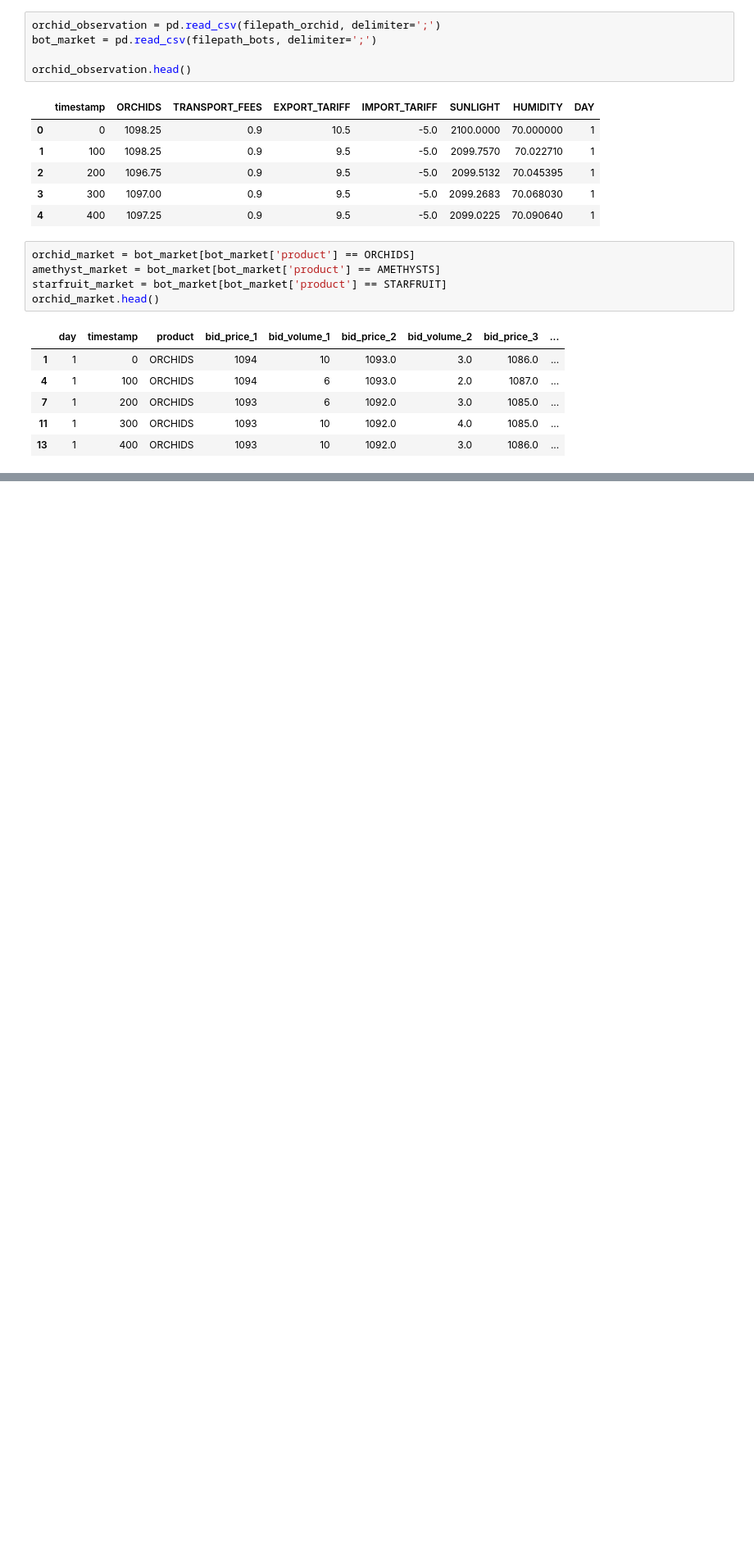
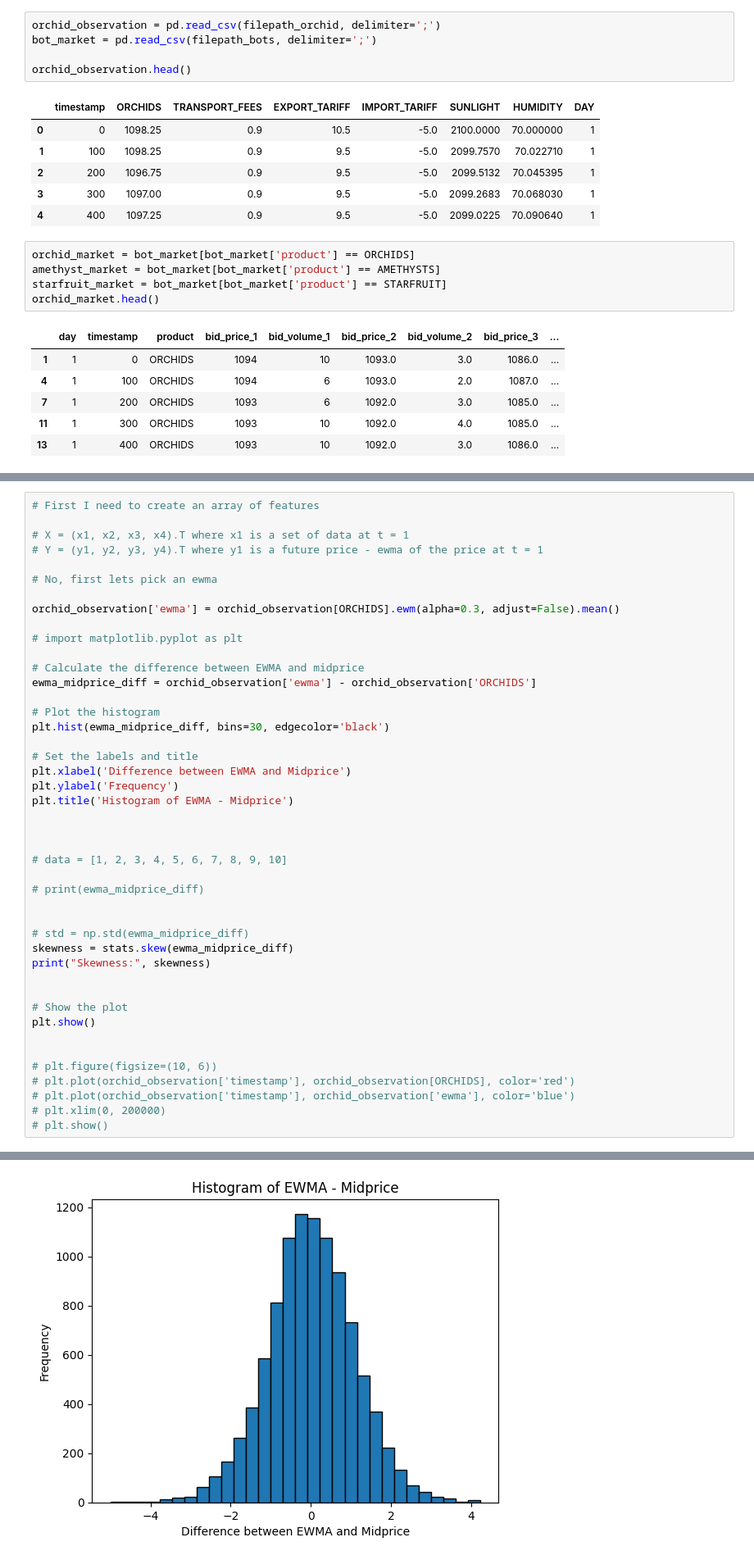
Before and after one commit to dakshox/Prosperity, a Jupyter notebook: second-round/daksh-work/analysis.ipynb, the cells around one changed output, grey strips where cells are left out. Shown at 82% size. Cells and saved outputs as stored; diff of their text form; blank space fills up the shorter version.

```diff
--- a/second-round/daksh-work/analysis.ipynb
+++ b/second-round/daksh-work/analysis.ipynb
@@ -92,0 +110,45 @@ plt.ylim(1050, 1120)
+# %%
+# First I need to create an array of features
+
+# X = (x1, x2, x3, x4).T where x1 is a set of data at t = 1
+# Y = (y1, y2, y3, y4).T where y1 is a future price - ewma of the price at t = 1
+
+# No, first lets pick an ewma
+
+orchid_observation['ewma'] = orchid_observation[ORCHIDS].ewm(alpha=0.3, adjust=False).mean()
+
+# import matplotlib.pyplot as plt
+
+# Calculate the difference between EWMA and midprice
+ewma_midprice_diff = orchid_observation['ewma'] - orchid_observation['ORCHIDS']
+
+# Plot the histogram
+plt.hist(ewma_midprice_diff, bins=30, edgecolor='black')
+
+# Set the labels and title
+plt.xlabel('Difference between EWMA and Midprice')
+plt.ylabel('Frequency')
+plt.title('Histogram of EWMA - Midprice')
+
+
+
+# data = [1, 2, 3, 4, 5, 6, 7, 8, 9, 10]
+
+# print(ewma_midprice_diff)
+
+
+# std = np.std(ewma_midprice_diff)
+skewness = stats.skew(ewma_midprice_diff)
+print("Skewness:", skewness)
+
+
+# Show the plot
+plt.show()
+
+
+# plt.figure(figsize=(10, 6))
+# plt.plot(orchid_observation['timestamp'], orchid_observation[ORCHIDS], color='red')
+# plt.plot(orchid_observation['timestamp'], orchid_observation['ewma'], color='blue')
+# plt.xlim(0, 200000)
+# plt.show()
+# %% [output]
@@ -92,0 +156 @@ plt.ylim(1050, 1120)
+[figure, added]
```
Also changed, not shown: parts of 17 cells of this notebook, 4 other files.
